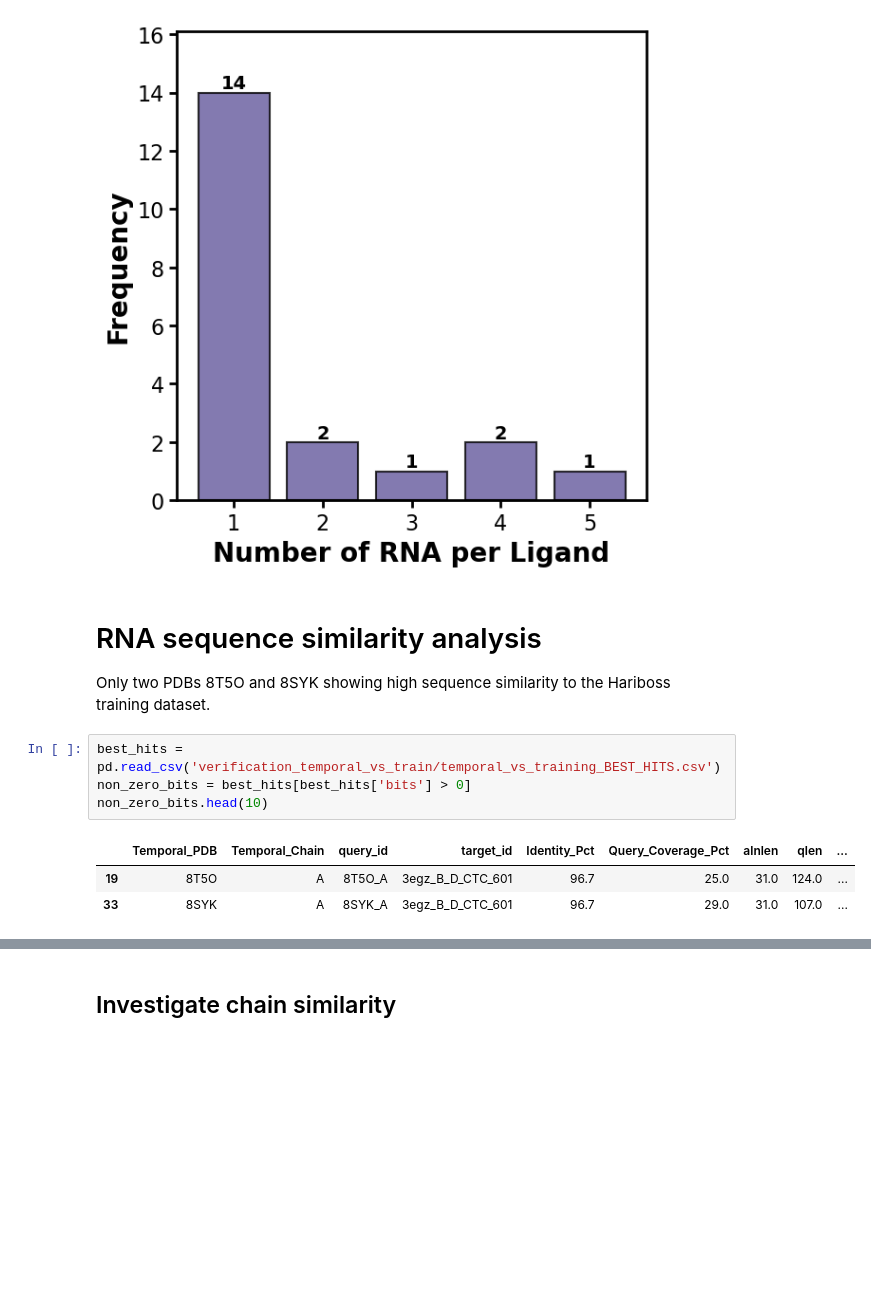
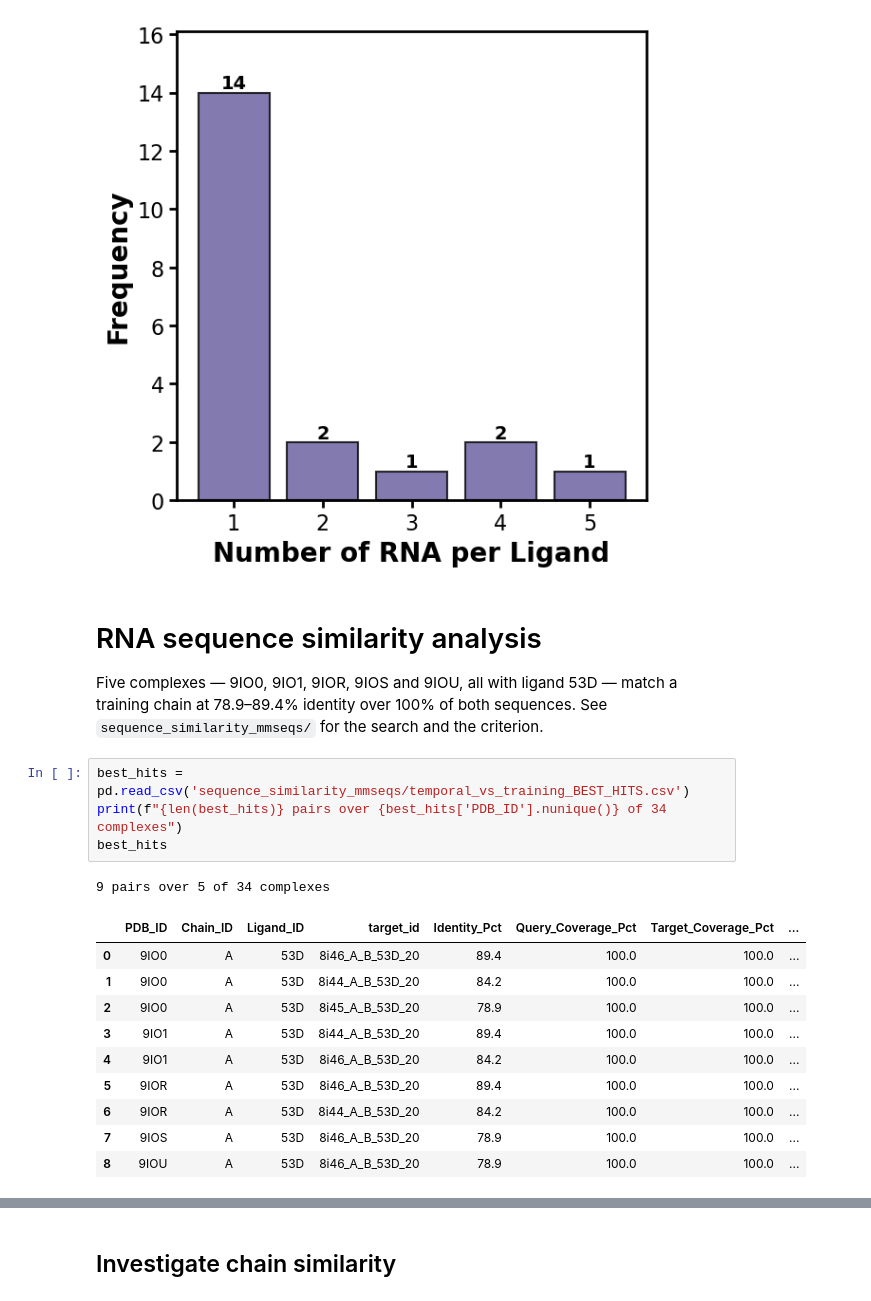
Before and after one commit to AIDD-LiLab/SMARTBind, a Jupyter notebook: data/time_dependent_set/analysis.ipynb, the cells around one changed output, grey strips where cells are left out. Cells and saved outputs as stored; diff of their text form; blank space fills up the shorter version.

```diff
--- a/data/time_dependent_set/analysis.ipynb
+++ b/data/time_dependent_set/analysis.ipynb
@@ -143,14 +146,22 @@ plt.show()
 [figure]
 # %% [markdown]
 # RNA sequence similarity analysis
-Only two PDBs 8T5O and 8SYK showing high sequence similarity to the Hariboss training dataset.
+Five complexes — 9IO0, 9IO1, 9IOR, 9IOS and 9IOU, all with ligand 53D — match a training chain at 78.9–89.4% identity over 100% of both sequences. See `sequence_similarity_mmseqs/` for the search and the criterion.
 # %%
-best_hits = pd.read_csv('verification_temporal_vs_train/temporal_vs_training_BEST_HITS.csv')
-non_zero_bits = best_hits[best_hits['bits'] > 0]
-non_zero_bits.head(10)
+best_hits = pd.read_csv('sequence_similarity_mmseqs/temporal_vs_training_BEST_HITS.csv')
+print(f"{len(best_hits)} pairs over {best_hits['PDB_ID'].nunique()} of 34 complexes")
+best_hits
 # %% [output]
+9 pairs over 5 of 34 complexes
-|  | Temporal_PDB | Temporal_Chain | query_id | target_id | Identity_Pct | Query_Coverage_Pct | alnlen | qlen | ... |
-| 19 | 8T5O | A | 8T5O_A | 3egz_B_D_CTC_601 | 96.7 | 25.0 | 31.0 | 124.0 | ... |
-| 33 | 8SYK | A | 8SYK_A | 3egz_B_D_CTC_601 | 96.7 | 29.0 | 31.0 | 107.0 | ... |
+|  | PDB_ID | Chain_ID | Ligand_ID | target_id | Identity_Pct | Query_Coverage_Pct | Target_Coverage_Pct | ... |
+| 0 | 9IO0 | A | 53D | 8i46_A_B_53D_20 | 89.4 | 100.0 | 100.0 | ... |
+| 1 | 9IO0 | A | 53D | 8i44_A_B_53D_20 | 84.2 | 100.0 | 100.0 | ... |
+| 2 | 9IO0 | A | 53D | 8i45_A_B_53D_20 | 78.9 | 100.0 | 100.0 | ... |
+| 3 | 9IO1 | A | 53D | 8i44_A_B_53D_20 | 89.4 | 100.0 | 100.0 | ... |
+| 4 | 9IO1 | A | 53D | 8i46_A_B_53D_20 | 84.2 | 100.0 | 100.0 | ... |
+| 5 | 9IOR | A | 53D | 8i46_A_B_53D_20 | 89.4 | 100.0 | 100.0 | ... |
+| 6 | 9IOR | A | 53D | 8i44_A_B_53D_20 | 84.2 | 100.0 | 100.0 | ... |
+| 7 | 9IOS | A | 53D | 8i46_A_B_53D_20 | 78.9 | 100.0 | 100.0 | ... |
+| 8 | 9IOU | A | 53D | 8i46_A_B_53D_20 | 78.9 | 100.0 | 100.0 | ... |
 # %% [markdown]
 # RNA structure similarity analysis
```
Also changed, not shown: parts of 33 cells of this notebook, 18 other files.
